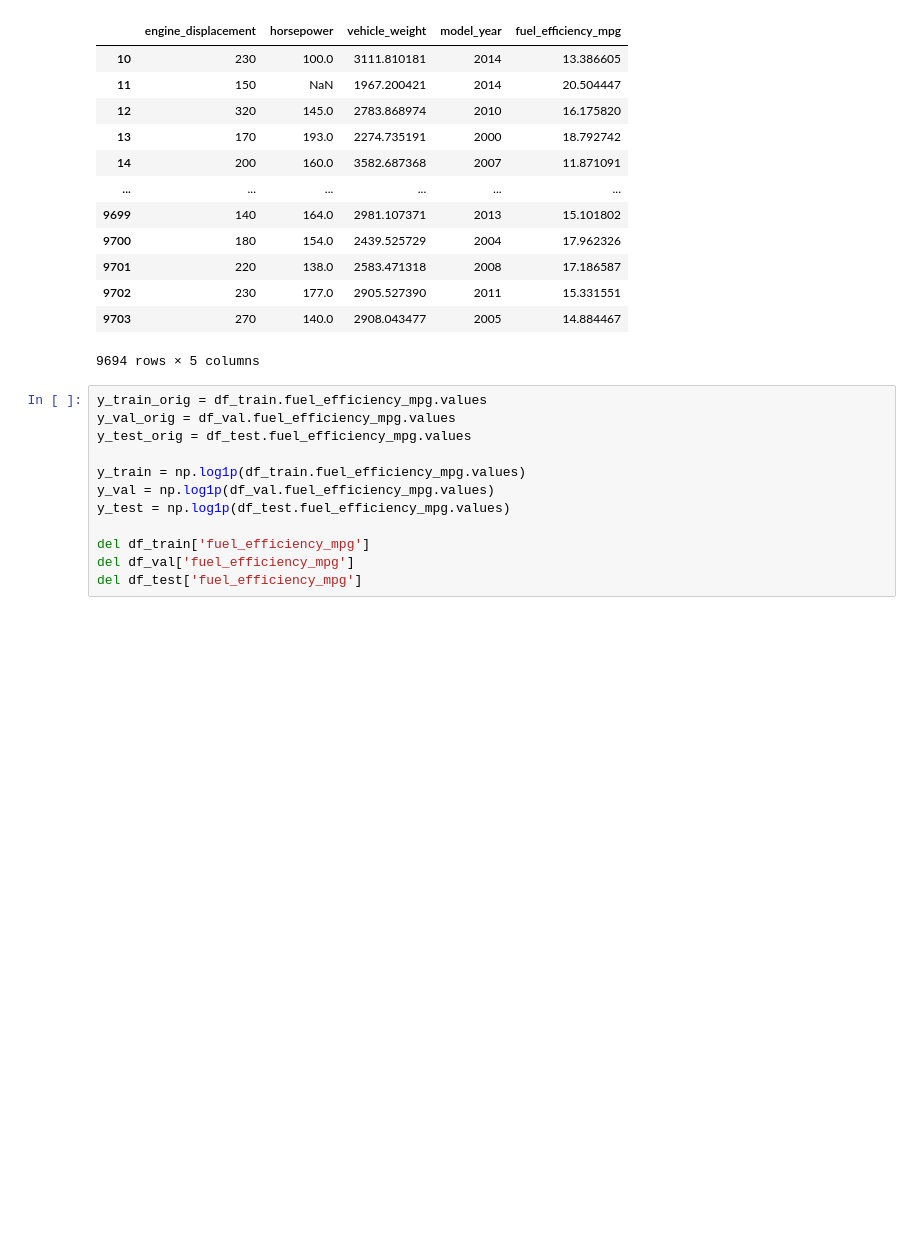
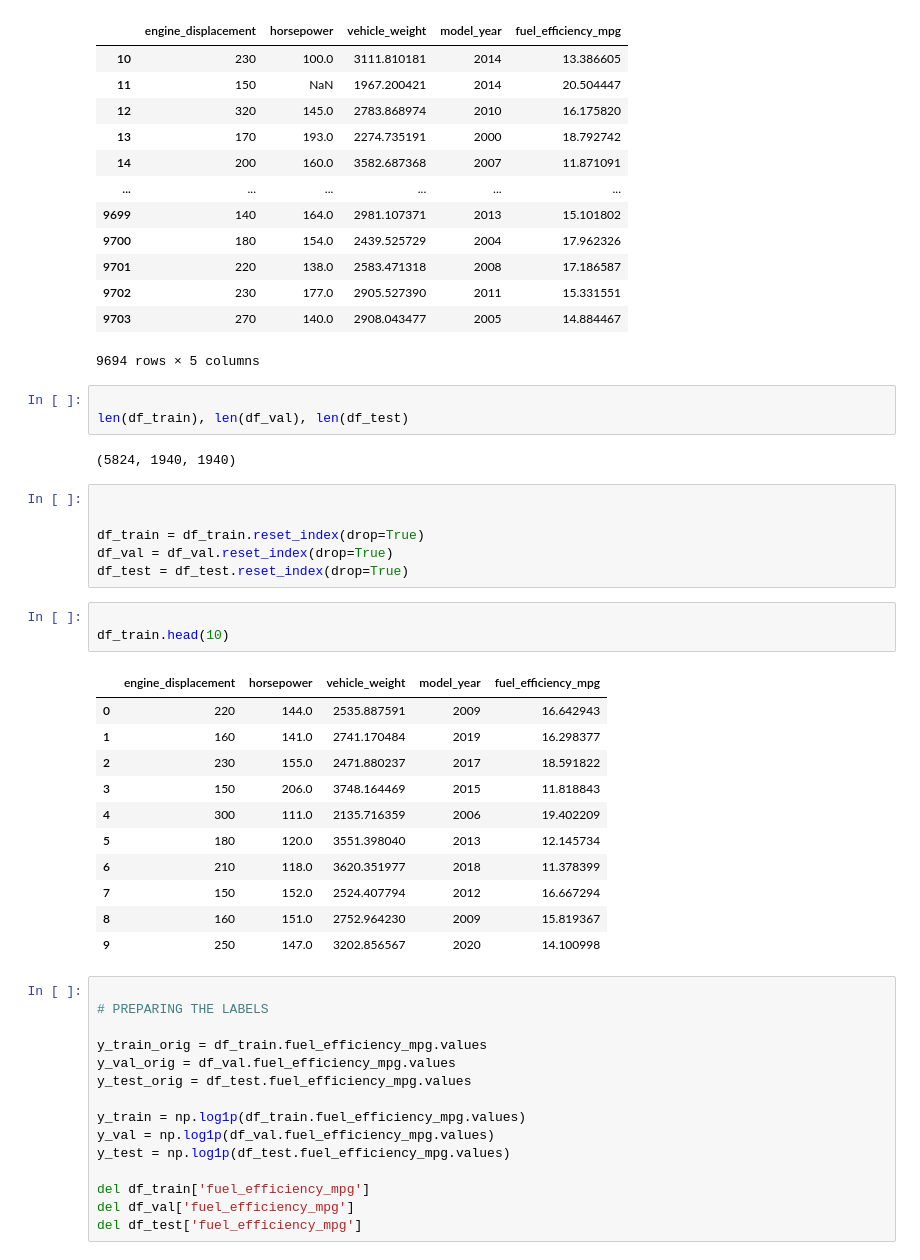
Before and after one commit to sabyasachi4943/ML-Zoomcamp-2025-HW, a Jupyter notebook: 02-regression/homework.ipynb, the cells around one changed output. Drawn from its saved outputs; the diff is of its cells as text; blank space fills up the shorter version.

```diff
--- a/02-regression/homework.ipynb
+++ b/02-regression/homework.ipynb
@@ -165,7 +165,36 @@ df_subset.iloc[10:]
 | 9702 | 230 | 177.0 | 2905.527390 | 2011 | 15.331551 |
 | 9703 | 270 | 140.0 | 2908.043477 | 2005 | 14.884467 |
 9694 rows × 5 columns
+# %%
+
+len(df_train), len(df_val), len(df_test)
+# %% [output]
+(5824, 1940, 1940)
+# %%
+
+
+df_train = df_train.reset_index(drop=True)
+df_val = df_val.reset_index(drop=True)
+df_test = df_test.reset_index(drop=True)
+# %%
+
+df_train.head(10)
+# %% [output]
+|  | engine_displacement | horsepower | vehicle_weight | model_year | fuel_efficiency_mpg |
+| 0 | 220 | 144.0 | 2535.887591 | 2009 | 16.642943 |
+| 1 | 160 | 141.0 | 2741.170484 | 2019 | 16.298377 |
+| 2 | 230 | 155.0 | 2471.880237 | 2017 | 18.591822 |
+| 3 | 150 | 206.0 | 3748.164469 | 2015 | 11.818843 |
+| 4 | 300 | 111.0 | 2135.716359 | 2006 | 19.402209 |
+| 5 | 180 | 120.0 | 3551.398040 | 2013 | 12.145734 |
+| 6 | 210 | 118.0 | 3620.351977 | 2018 | 11.378399 |
+| 7 | 150 | 152.0 | 2524.407794 | 2012 | 16.667294 |
+| 8 | 160 | 151.0 | 2752.964230 | 2009 | 15.819367 |
+| 9 | 250 | 147.0 | 3202.856567 | 2020 | 14.100998 |
 # %%
+
+# PREPARING THE LABELS
+
 y_train_orig = df_train.fuel_efficiency_mpg.values
 y_val_orig = df_val.fuel_efficiency_mpg.values
 y_test_orig = df_test.fuel_efficiency_mpg.values
```
Also changed, not shown: parts of 14 cells of this notebook.
